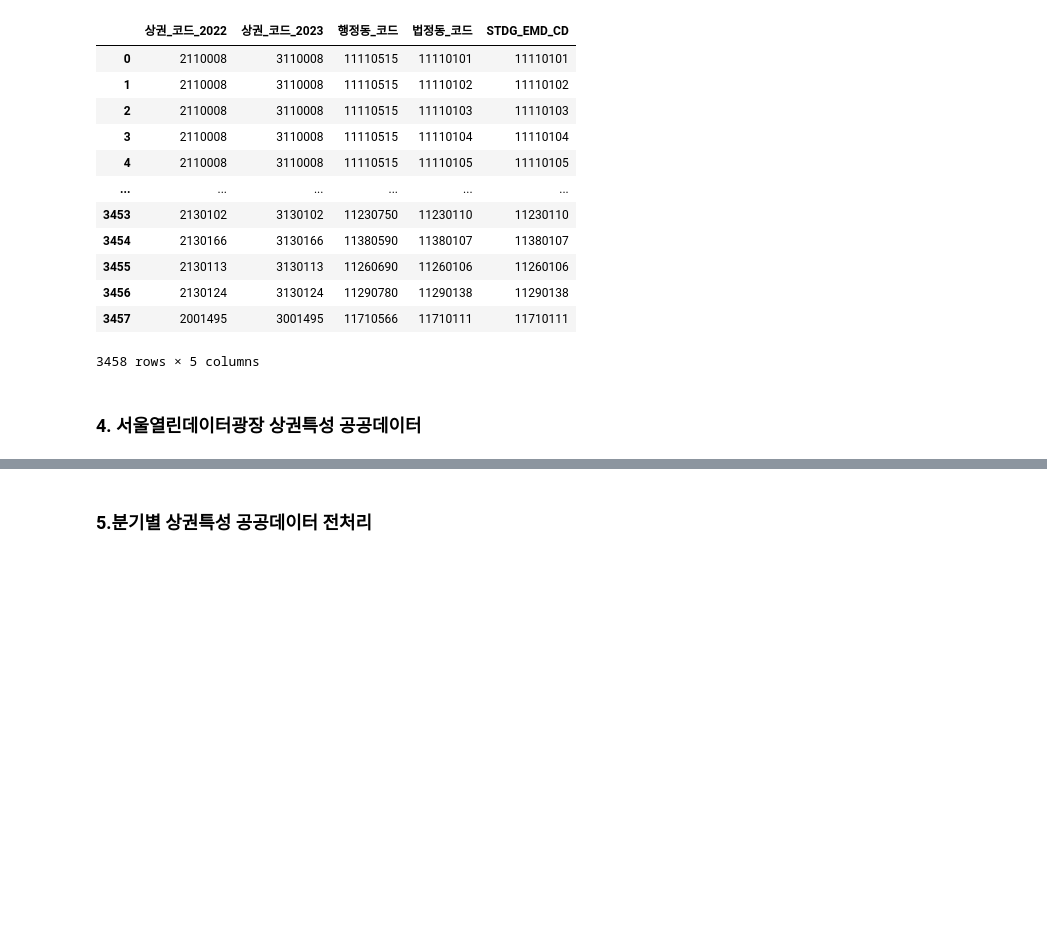
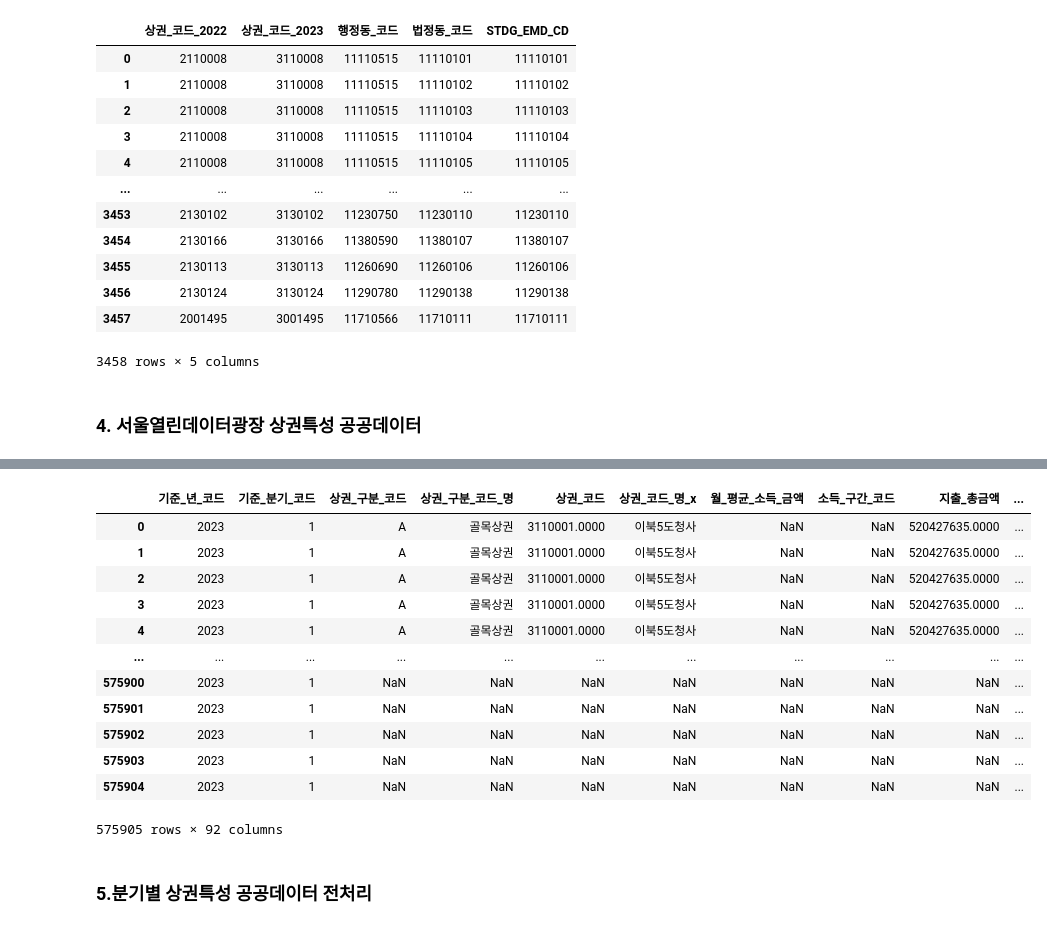
Before and after one commit to Gayeon6423/2023BigContest, a Jupyter notebook: [SALES_FIELD]_GRADE_TRANSFORMATION.ipynb, the cells around one changed output, grey strips where cells are left out. Saved outputs shown, nothing was run; the diff lists cells and outputs as text; code cells hidden in the pictures; blank space fills up the shorter version.

```diff
--- a/[SALES_FIELD]_GRADE_TRANSFORMATION.ipynb
+++ b/[SALES_FIELD]_GRADE_TRANSFORMATION.ipynb
@@ -197,0 +143,16 @@ display(directory_상권_2022)
+# %%
+MERGE_2023_DATA
+# %% [output]
+|  | 기준_년_코드 | 기준_분기_코드 | 상권_구분_코드 | 상권_구분_코드_명 | 상권_코드 | 상권_코드_명_x | 월_평균_소득_금액 | 소득_구간_코드 | 지출_총금액 | ... |
+| 0 | 2023 | 1 | A | 골목상권 | 3110001.0000 | 이북5도청사 | NaN | NaN | 520427635.0000 | ... |
+| 1 | 2023 | 1 | A | 골목상권 | 3110001.0000 | 이북5도청사 | NaN | NaN | 520427635.0000 | ... |
+| 2 | 2023 | 1 | A | 골목상권 | 3110001.0000 | 이북5도청사 | NaN | NaN | 520427635.0000 | ... |
+| 3 | 2023 | 1 | A | 골목상권 | 3110001.0000 | 이북5도청사 | NaN | NaN | 520427635.0000 | ... |
+| 4 | 2023 | 1 | A | 골목상권 | 3110001.0000 | 이북5도청사 | NaN | NaN | 520427635.0000 | ... |
+| ... | ... | ... | ... | ... | ... | ... | ... | ... | ... | ... |
+| 575900 | 2023 | 1 | NaN | NaN | NaN | NaN | NaN | NaN | NaN | ... |
+| 575901 | 2023 | 1 | NaN | NaN | NaN | NaN | NaN | NaN | NaN | ... |
+| 575902 | 2023 | 1 | NaN | NaN | NaN | NaN | NaN | NaN | NaN | ... |
+| 575903 | 2023 | 1 | NaN | NaN | NaN | NaN | NaN | NaN | NaN | ... |
+| 575904 | 2023 | 1 | NaN | NaN | NaN | NaN | NaN | NaN | NaN | ... |
+575905 rows × 92 columns
```
Also changed, not shown: parts of 36 cells of this notebook.
